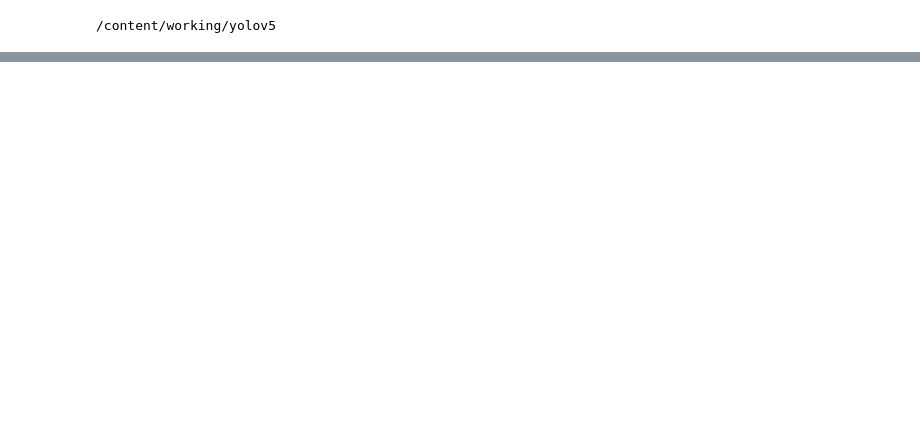
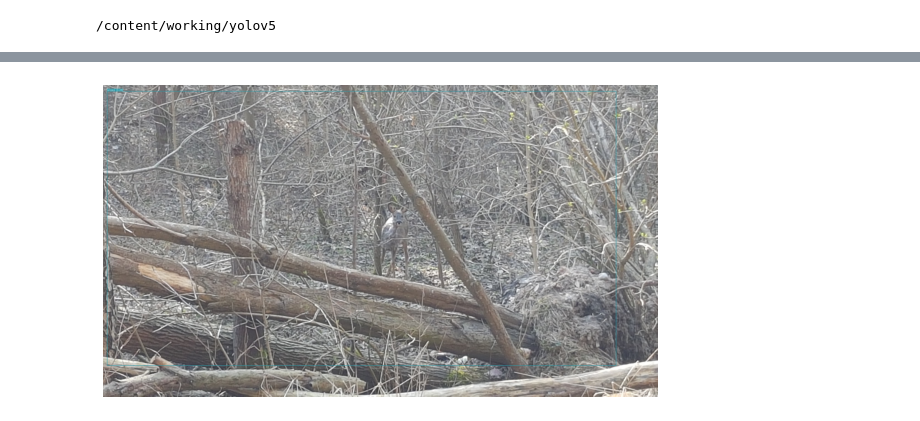
Before and after one commit to ArminD93/animal_detection, a Jupyter notebook: animal_detection.ipynb, the cells around one changed output, grey strips where cells are left out. Saved outputs shown, nothing was run; the diff lists cells and outputs as text; code cells hidden in the pictures; blank space fills up the shorter version.

```diff
--- a/animal_detection.ipynb
+++ b/animal_detection.ipynb
@@ -654,0 +816,6 @@ Output hidden; open in https://colab.research.google.com to view.
+# %%
+roe_deer_img = os.path.join( detect_runs_path, results_dir + '4', '20180413_151630.jpg')
+
+show_img(img_path=roe_deer_img, size=(8,8))
+# %% [output]
+[figure, added]
```
Also changed, not shown: parts of 70 cells of this notebook.
